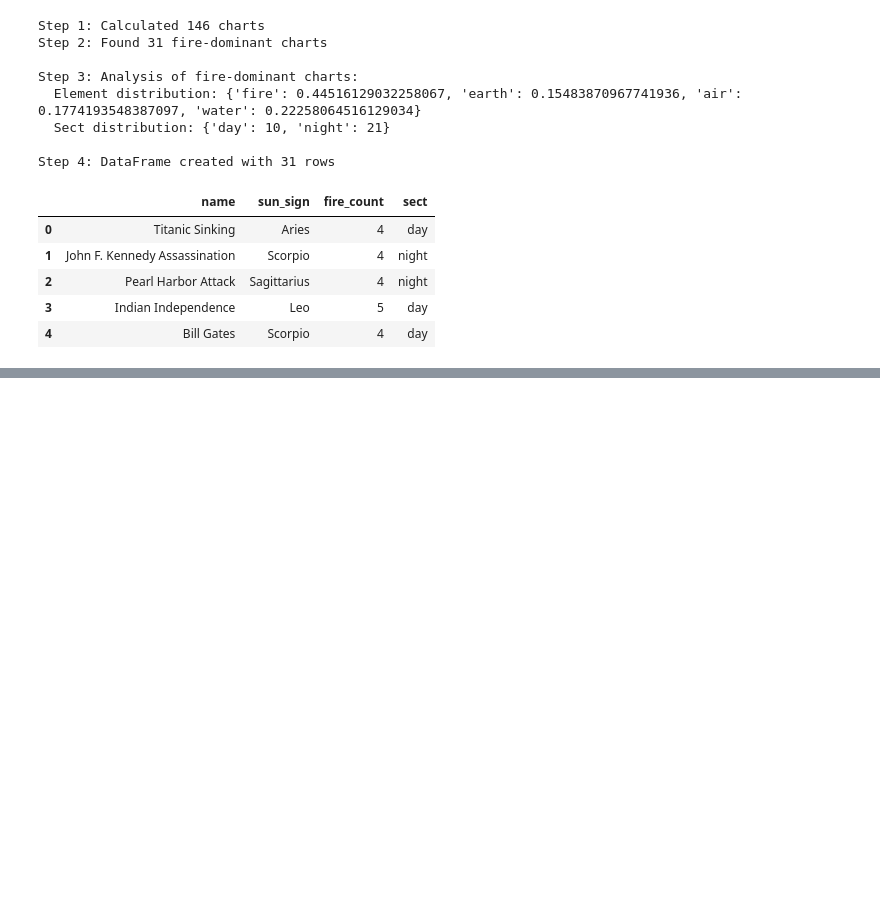
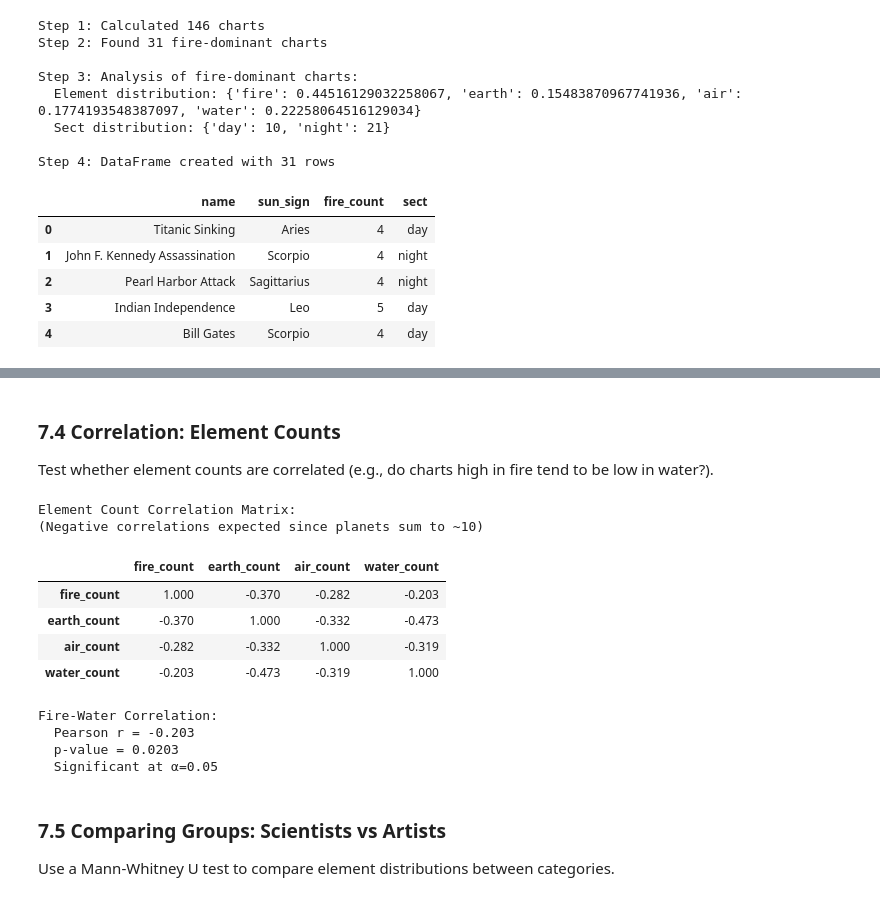
Before and after one commit to katelouie/stellium, a Jupyter notebook: examples/analysis_cookbook.ipynb, the cells around one changed output, grey strips where cells are left out. Saved outputs shown, nothing was run; the diff lists cells and outputs as text; code cells hidden in the pictures; blank space fills up the shorter version.

```diff
--- a/examples/analysis_cookbook.ipynb
+++ b/examples/analysis_cookbook.ipynb
@@ -851,0 +1022,44 @@ Step 4: DataFrame created with 31 rows
+# %% [markdown]
+### 7.4 Correlation: Element Counts
+
+Test whether element counts are correlated (e.g., do charts high in fire tend to be low in water?).
+# %%
+# Get chart DataFrame with element counts
+df = charts_to_dataframe(all_charts)
+
+# Extract element columns
+elements = ["fire_count", "earth_count", "air_count", "water_count"]
+element_df = df[elements]
+
+# Correlation matrix
+corr_matrix = element_df.corr()
+
+print("Element Count Correlation Matrix:")
+print("(Negative correlations expected since planets sum to ~10)")
+display(corr_matrix.round(3))
+
+# Test significance of fire-water correlation
+fire = df["fire_count"].values
+water = df["water_count"].values
+r, p_value = scipy_stats.pearsonr(fire, water)
+
+print("\nFire-Water Correlation:")
+print(f"  Pearson r = {r:.3f}")
+print(f"  p-value = {p_value:.4f}")
+print(f"  {'Significant' if p_value < 0.05 else 'Not significant'} at α=0.05")
+# %% [output]
+Element Count Correlation Matrix:
+(Negative correlations expected since planets sum to ~10)
+|  | fire_count | earth_count | air_count | water_count |
+| fire_count | 1.000 | -0.370 | -0.282 | -0.203 |
+| earth_count | -0.370 | 1.000 | -0.332 | -0.473 |
+| air_count | -0.282 | -0.332 | 1.000 | -0.319 |
+| water_count | -0.203 | -0.473 | -0.319 | 1.000 |
+Fire-Water Correlation:
+  Pearson r = -0.203
+  p-value = 0.0203
+  Significant at α=0.05
+# %% [markdown]
+### 7.5 Comparing Groups: Scientists vs Artists
+
+Use a Mann-Whitney U test to compare element distributions between categories.
```
Also changed, not shown: parts of 12 cells of this notebook.
